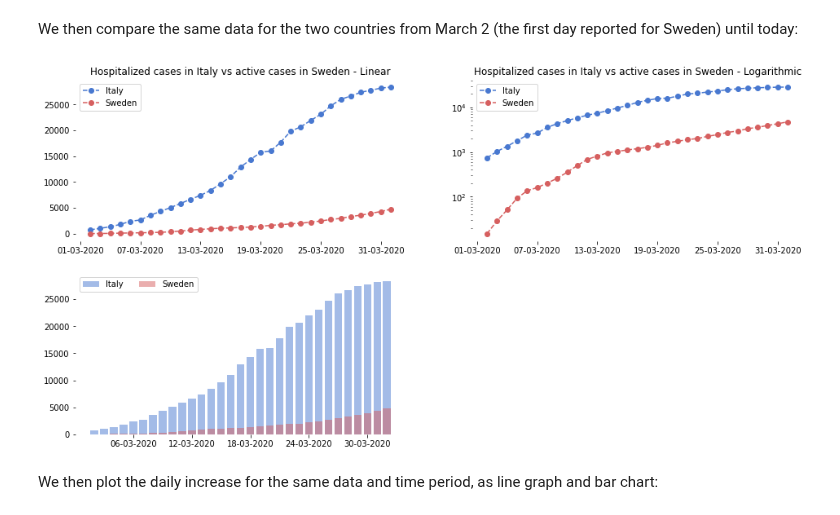
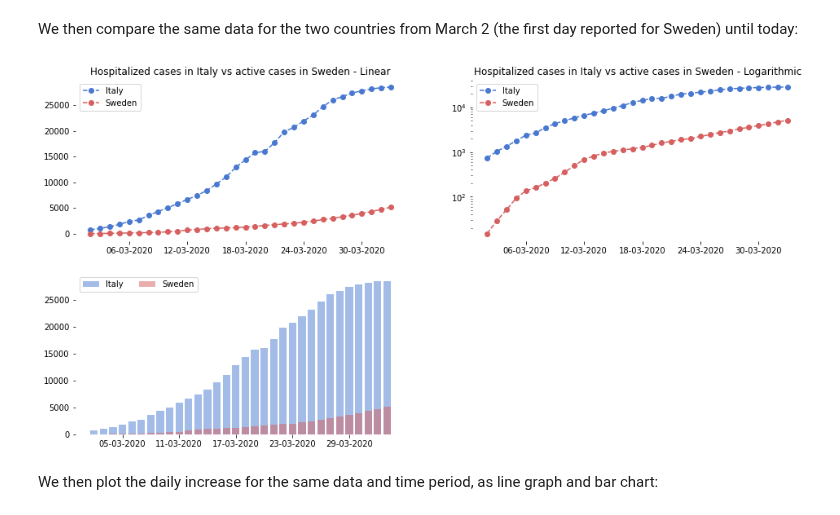
Before and after one commit to eera-l/Covid19-Sweden-Overview, a Jupyter notebook: c19-it-swe.ipynb, the cells around one changed output. Drawn from its saved outputs; the diff is of its cells as text; code cells hidden in the pictures.

```diff
--- a/c19-it-swe.ipynb
+++ b/c19-it-swe.ipynb
@@ -141,12 +141,12 @@ italy_hospitalized = [742, 1034, 1346, 1790, 2394, 2651, 3550, 4316,
                      5038, 5838, 6650, 7426, 8372, 9663, 11025,
                      12894, 14363, 15757, 16020, 17708, 19846,
                      20692, 21937, 23112, 24753, 26029, 26676,
-                     27386, 27795, 28192, 28403]
+                     27386, 27795, 28192, 28403, 28540]
 
 sweden_active = [15, 29, 51, 93, 136, 160, 202, 259, 354, 498, 685,
                 812, 958, 1036, 1113, 1187, 1276, 1412, 1607, 1734,
                 1897, 2003, 2243, 2448, 2747, 2948, 3326,
-                3574, 3928, 4291, 4735]
+                3574, 3928, 4291, 4735, 5157]
 
 start = dt.date(2020, 3, 2)
 end = start + dt.timedelta(days=len(italy_hospitalized))
@@ -158,34 +158,34 @@ ax1 = fig.add_subplot(221)
 ax1.plot(days, italy_hospitalized, '--bo', label='Italy')
 ax1.plot(days, sweden_active, '--ro', label='Sweden')
 ax1.legend(loc="upper left")
 ax1.set_title('Hospitalized cases in Italy vs active cases in Sweden - Linear')
 ax1.xaxis.set_major_formatter(mdates.DateFormatter('%d-%m-%Y'))
 ax1.xaxis.set_major_locator(mdates.DayLocator(interval=6))
 
 ax2 = fig.add_subplot(222)
 ax2.plot(days, italy_hospitalized, '--bo', label='Italy')
 ax2.plot(days, sweden_active, '--ro', label='Sweden')
 ax2.legend(loc="upper left")
 ax2.set_title('Hospitalized cases in Italy vs active cases in Sweden - Logarithmic')
 ax2.set_yscale('log')
 ax2.xaxis.set_major_formatter(mdates.DateFormatter('%d-%m-%Y'))
 ax2.xaxis.set_major_locator(mdates.DayLocator(interval=6))
 
 ax3 = fig.add_subplot(223)
 
 ax3.bar(days, italy_hospitalized, color='b', alpha=0.5, label='Italy')
 ax3.bar(days, sweden_active, color='r', alpha=0.5, label='Sweden')
 ax3.legend(ncol = 2, loc = 'upper left')
 ax3.xaxis.set_major_formatter(mdates.DateFormatter('%d-%m-%Y'))
 ax3.xaxis.set_major_locator(mdates.DayLocator(interval=6))
 
 sns.set_color_codes('muted')
 sns.despine(left = True, bottom = True)
 fig.set_figheight(8)
 fig.set_figwidth(16)
 plt.show()
 # %% [output]
-[figure, old version]
+[figure, new version]
 # %% [markdown]
 We then plot the daily increase for the same data and time period, as line graph and bar chart:
 # %%
```
Also changed, not shown: parts of 8 cells of this notebook.
